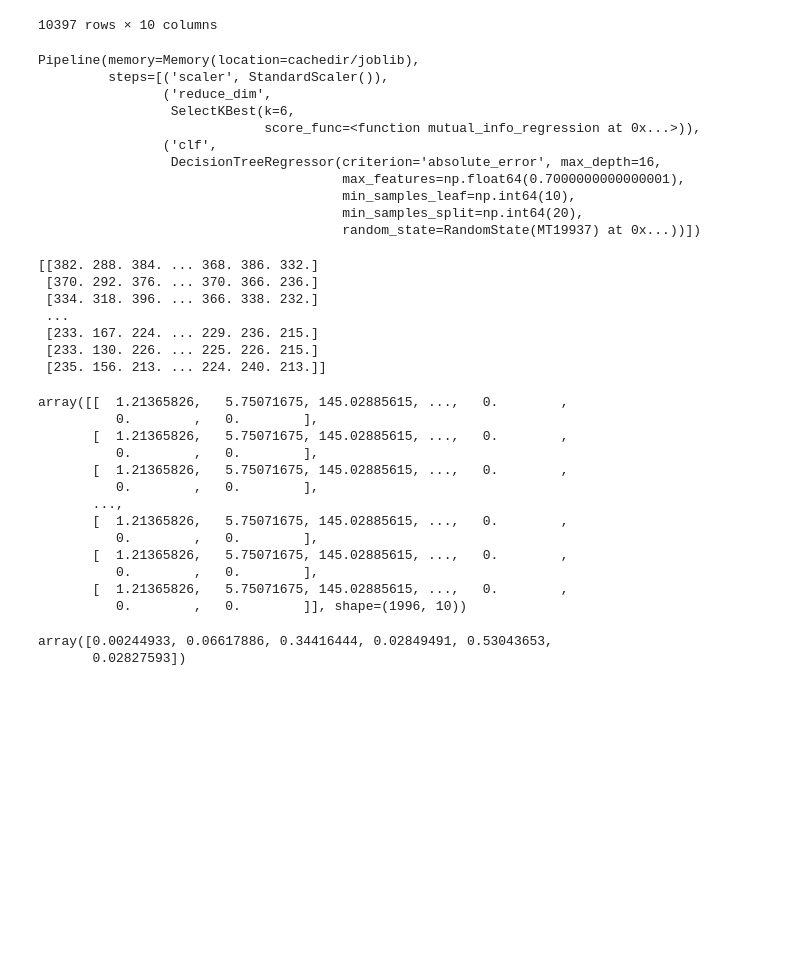
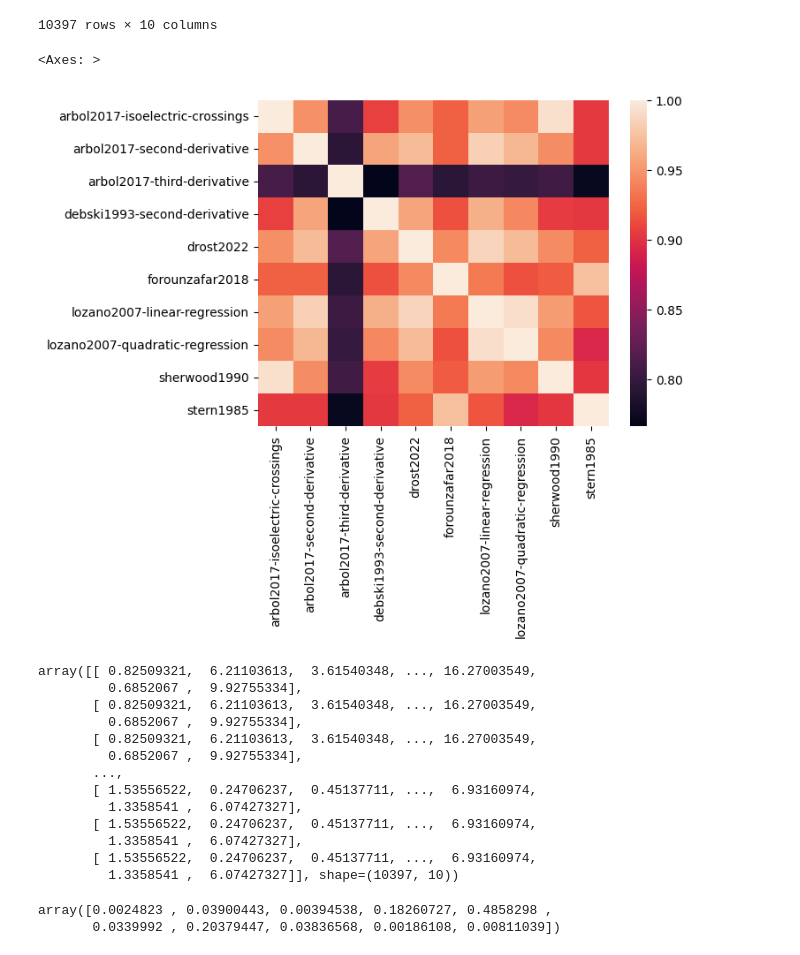
Before and after one commit to empkins/pepbench, a Jupyter notebook: experiments/pep_algorithm_benchmarking/notebooks/ML_analysis/Evaluation/AnalyseShapValues.ipynb, the cells around one changed output. Cells and saved outputs as stored; diff of their text form; code cells hidden in the pictures; blank space fills up the shorter version.

```diff
--- a/experiments/pep_algorithm_benchmarking/notebooks/ML_analysis/Evaluation/AnalyseShapValues.ipynb
+++ b/experiments/pep_algorithm_benchmarking/notebooks/ML_analysis/Evaluation/AnalyseShapValues.ipynb
@@ -110,34 +103,17 @@ data
 | 11609 | VP_032 | tsst | Talk | 42 | 311.0 | 365.0 | ... |
 | 11610 | VP_032 | tsst | Talk | 43 | 307.0 | 342.0 | ... |
 10397 rows × 10 columns
-# %%
-fold = 0
-pipeline = pipeline_folds[fold]
-pipeline
-# %% [output]
-Pipeline(memory=Memory(location=cachedir/joblib),
-         steps=[('scaler', StandardScaler()),
-                ('reduce_dim',
-                 SelectKBest(k=6,
-                             score_func=<function mutual_info_regression at 0x...>)),
-                ('clf',
-                 DecisionTreeRegressor(criterion='absolute_error', max_depth=16,
-                                       max_features=np.float64(0.7000000000000001),
-                                       min_samples_leaf=np.int64(10),
-                                       min_samples_split=np.int64(20),
-                                       random_state=RandomState(MT19937) at 0x...))])
+# %%
+sns.heatmap(data=data.corr())
+# %% [output]
+<Axes: >
+[figure, added]
 # %%
-X_test = data.iloc[list(test_folds[fold]), :]
-estimator = pipeline[-1]
-print(X_test.values)
-# Create Tree Explainer object that can calculate shap values
-explainer = shap.TreeExplainer(estimator)
-shap_values_fold = explainer.shap_values(X_test)
+shap_per_fold = []
+for fold, pipeline in enumerate(pipeline_folds):
+    X_test = data.iloc[list(test_folds[fold]), :]
+    estimator = pipeline[-1]
+    # Create Tree Explainer object that can calculate shap values
+    explainer = shap.TreeExplainer(estimator)
+    shap_values_fold = np.array(explainer.shap_values(X_test))
+    shap_per_fold.append(shap_values_fold)
-# %% [output]
-[[382. 288. 384. ... 368. 386. 332.]
- [370. 292. 376. ... 370. 366. 236.]
- [334. 318. 396. ... 366. 338. 232.]
- ...
- [233. 167. 224. ... 229. 236. 215.]
- [233. 130. 226. ... 225. 226. 215.]
- [235. 156. 213. ... 224. 240. 213.]]
@@ -144,23 +122,23 @@ shap_values_fold = explainer.shap_values(X_test)
 # %%
-test_shap_values_fold = shap_values_fold.copy()
-test_shap_values_fold
+test_shap_values = shap_values.copy()
+test_shap_values
 # %% [output]
-array([[  1.21365826,   5.75071675, 145.02885615, ...,   0.        ,
-          0.        ,   0.        ],
-       [  1.21365826,   5.75071675, 145.02885615, ...,   0.        ,
-          0.        ,   0.        ],
-       [  1.21365826,   5.75071675, 145.02885615, ...,   0.        ,
-          0.        ,   0.        ],
+array([[ 0.82509321,  6.21103613,  3.61540348, ..., 16.27003549,
+         0.6852067 ,  9.92755334],
+       [ 0.82509321,  6.21103613,  3.61540348, ..., 16.27003549,
+         0.6852067 ,  9.92755334],
+       [ 0.82509321,  6.21103613,  3.61540348, ..., 16.27003549,
+         0.6852067 ,  9.92755334],
        ...,
-       [  1.21365826,   5.75071675, 145.02885615, ...,   0.        ,
-          0.        ,   0.        ],
-       [  1.21365826,   5.75071675, 145.02885615, ...,   0.        ,
-          0.        ,   0.        ],
-       [  1.21365826,   5.75071675, 145.02885615, ...,   0.        ,
-          0.        ,   0.        ]], shape=(1996, 10))
+       [ 1.53556522,  0.24706237,  0.45137711, ...,  6.93160974,
+         1.3358541 ,  6.07427327],
+       [ 1.53556522,  0.24706237,  0.45137711, ...,  6.93160974,
+         1.3358541 ,  6.07427327],
+       [ 1.53556522,  0.24706237,  0.45137711, ...,  6.93160974,
+         1.3358541 ,  6.07427327]], shape=(10397, 10))
 # %%
-estimator.feature_importances_
+pipeline_folds[0][-1].feature_importances_
 # %% [output]
-array([0.00244933, 0.06617886, 0.34416444, 0.02849491, 0.53043653,
-       0.02827593])
+array([0.0024823 , 0.03900443, 0.00394538, 0.18260727, 0.4858298 ,
+       0.0339992 , 0.20379447, 0.03836568, 0.00186108, 0.00811039])
 # %%
```
Also changed, not shown: parts of 28 cells of this notebook, 2 other files.
